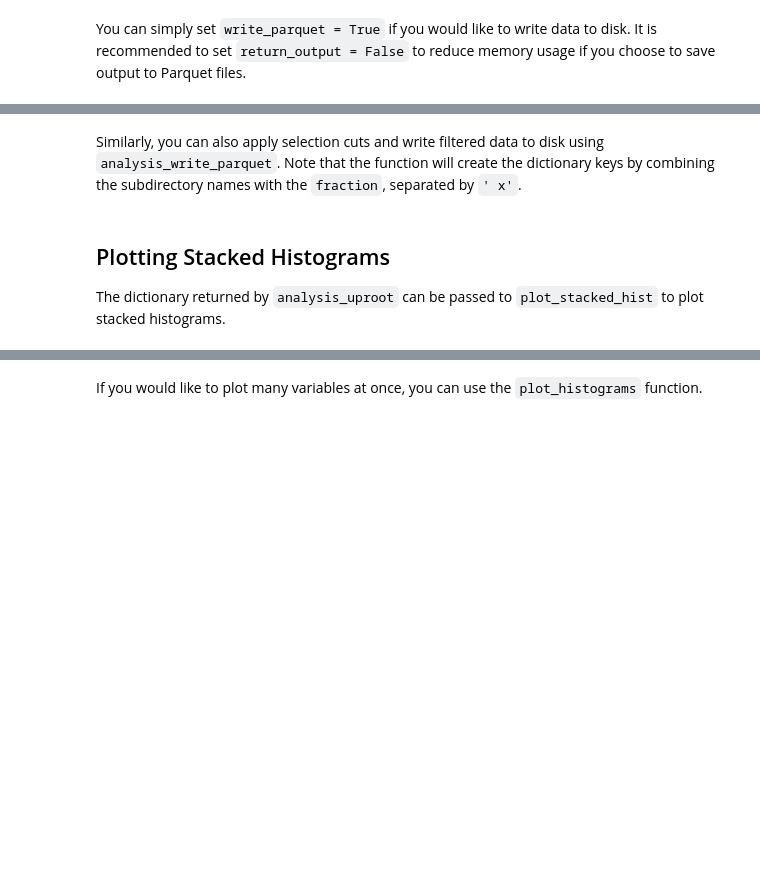
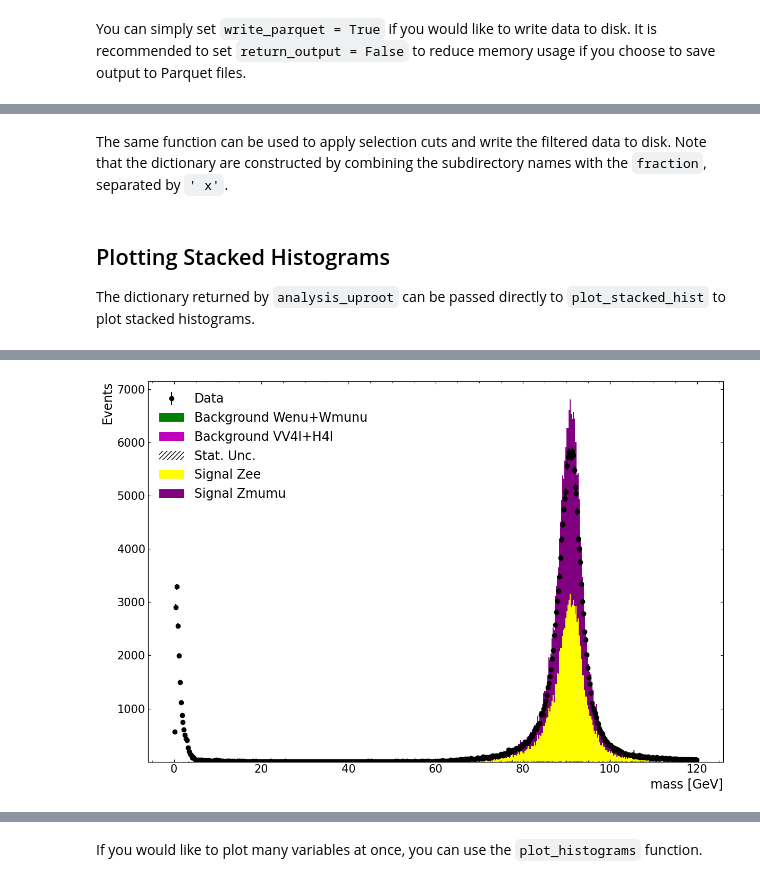
Before and after one commit to eudorayxy/intern-atlas-test, a Jupyter notebook: ATLAS-test/ATLAS-uproot/LabNotebook.ipynb, the cells around one changed output, grey strips where cells are left out. Saved outputs shown, nothing was run; the diff lists cells and outputs as text; code cells hidden in the pictures; blank space fills up the shorter version.

```diff
--- a/ATLAS-test/ATLAS-uproot/LabNotebook.ipynb
+++ b/ATLAS-test/ATLAS-uproot/LabNotebook.ipynb
@@ -245,5 +248,20 @@ Elapsed time = 0.7s
 # %% [markdown]
-Similarly, you can also apply selection cuts and write filtered data to disk using `analysis_write_parquet`. Note that the function will create the dictionary keys by combining the subdirectory names with the `fraction`, separated by `' x'`.
+The same function can be used to apply selection cuts and write the filtered data to disk. Note that the dictionary are constructed by combining the subdirectory names with the `fraction`, separated by `' x'`.
 # %% [markdown]
 ## Plotting Stacked Histograms
-The dictionary returned by `analysis_uproot` can be passed to `plot_stacked_hist` to plot stacked histograms.
+The dictionary returned by `analysis_uproot` can be passed directly to `plot_stacked_hist` to plot stacked histograms.
+# %%
+# Variable to plot on the x-axis
+plot_variable = 'mass'
+
+# Define plot appearance
+color_list = ['k', 'yellow', 'purple', 'g', 'm']
+xmin, xmax = 0, 120 # Define histogram bin range and x-axis limits
+num_bins = 500 # Number of histogram bins
+x_label = 'mass [GeV]' # x-axis label
+
+# Plot the histogram
+fig, hists = plot_stacked_hist(pt30_data, plot_variable, color_list,
+                               num_bins, xmin, xmax, x_label,
+                               show_text=False, save_fig=False)
+# %% [output]
@@ -250,3 +269,4 @@ The dictionary returned by `analysis_uproot` can be passed to `plot_stacked_hist
+[figure, added]
 # %%
 # Variable to plot on the x-axis
 plot_variable = 'mass'
```
Also changed, not shown: parts of 13 cells of this notebook.
